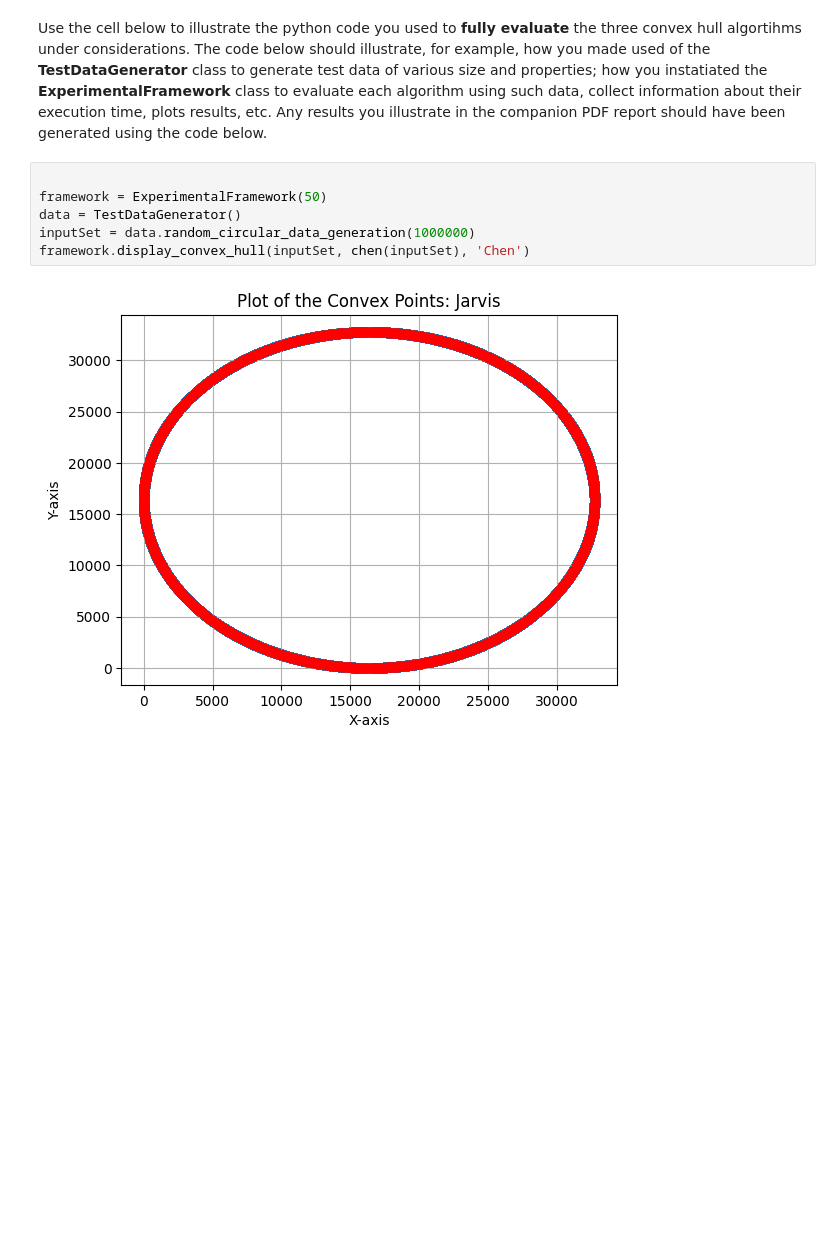
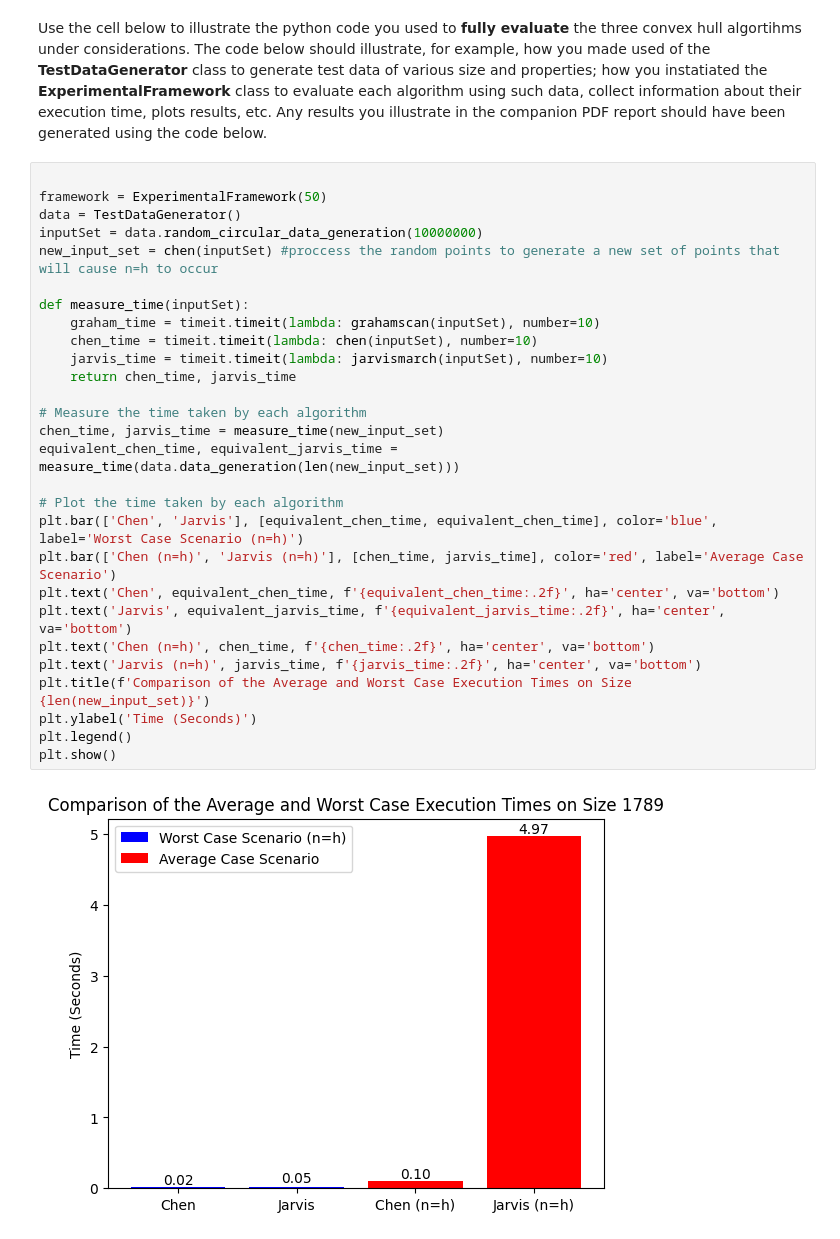
Before and after one commit to Marwan141/COMP0005_Group35, a Jupyter notebook: grp-XXX-0005code.ipynb, the cells around one changed output. Saved outputs shown, nothing was run; the diff lists cells and outputs as text; blank space fills up the shorter version.

```diff
--- a/grp-XXX-0005code.ipynb
+++ b/grp-XXX-0005code.ipynb
@@ -424,11 +424,33 @@ class ExperimentalFramework():
         self.chen_outputSet = chen(self.chen_inputSet)
 # %% [markdown]
 Use the cell below to illustrate the python code you used to **fully evaluate** the three convex hull algortihms under considerations. The code below should illustrate, for example, how you made used of the **TestDataGenerator** class to generate test data of various size and properties; how you instatiated the **ExperimentalFramework** class to  evaluate each algorithm using such data, collect information about their execution time, plots results, etc. Any results you illustrate in the companion PDF report should have been generated using the code below.
-# %%
-
-framework = ExperimentalFramework(50)
-data = TestDataGenerator()
-inputSet = data.random_circular_data_generation(1000000)
-framework.display_convex_hull(inputSet, chen(inputSet), 'Chen')
-# %% [output]
-[figure, removed]
+# %%
+
+framework = ExperimentalFramework(50)
+data = TestDataGenerator()
+inputSet = data.random_circular_data_generation(10000000)
+new_input_set = chen(inputSet) #proccess the random points to generate a new set of points that will cause n=h to occur
+
+def measure_time(inputSet):
+    graham_time = timeit.timeit(lambda: grahamscan(inputSet), number=10)
+    chen_time = timeit.timeit(lambda: chen(inputSet), number=10)
+    jarvis_time = timeit.timeit(lambda: jarvismarch(inputSet), number=10)
+    return chen_time, jarvis_time
+
+# Measure the time taken by each algorithm
+chen_time, jarvis_time = measure_time(new_input_set)
+equivalent_chen_time, equivalent_jarvis_time = measure_time(data.data_generation(len(new_input_set)))
+
+# Plot the time taken by each algorithm
+plt.bar(['Chen', 'Jarvis'], [equivalent_chen_time, equivalent_chen_time], color='blue', label='Worst Case Scenario (n=h)')
+plt.bar(['Chen (n=h)', 'Jarvis (n=h)'], [chen_time, jarvis_time], color='red', label='Average Case Scenario')
+plt.text('Chen', equivalent_chen_time, f'{equivalent_chen_time:.2f}', ha='center', va='bottom')
+plt.text('Jarvis', equivalent_jarvis_time, f'{equivalent_jarvis_time:.2f}', ha='center', va='bottom')
+plt.text('Chen (n=h)', chen_time, f'{chen_time:.2f}', ha='center', va='bottom')
+plt.text('Jarvis (n=h)', jarvis_time, f'{jarvis_time:.2f}', ha='center', va='bottom')
+plt.title(f'Comparison of the Average and Worst Case Execution Times on Size {len(new_input_set)}')
+plt.ylabel('Time (Seconds)')
+plt.legend()
+plt.show()
+# %% [output]
+[figure, added]
```
